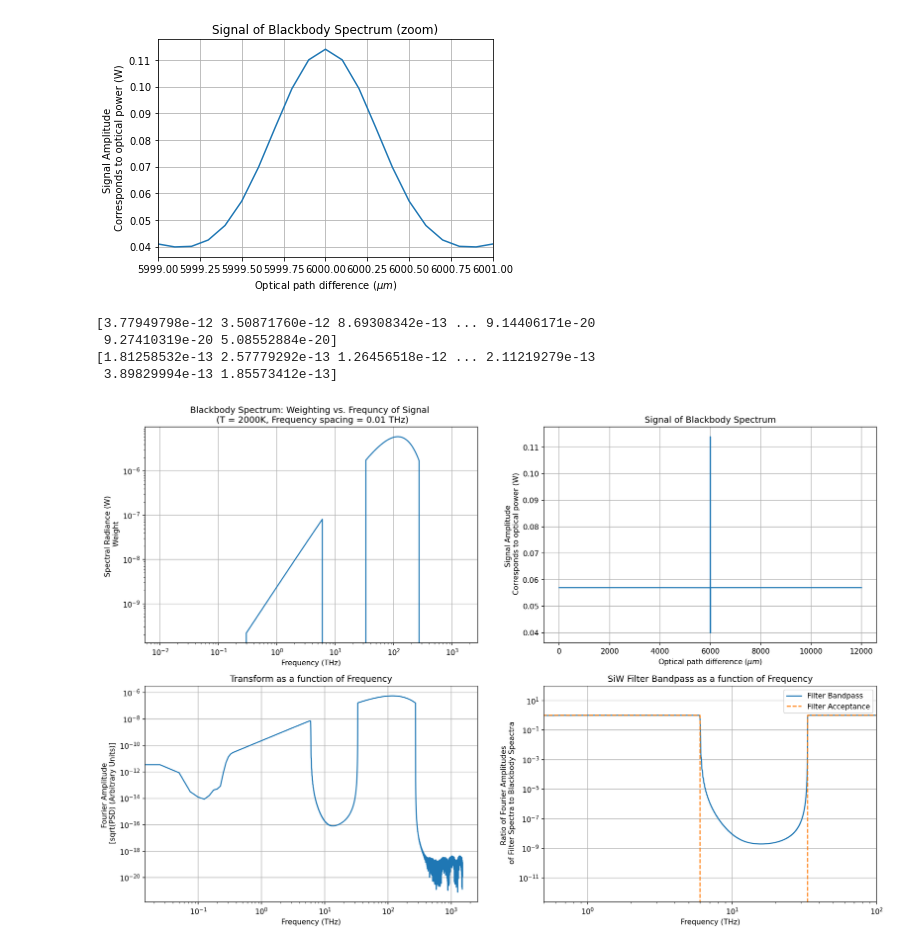
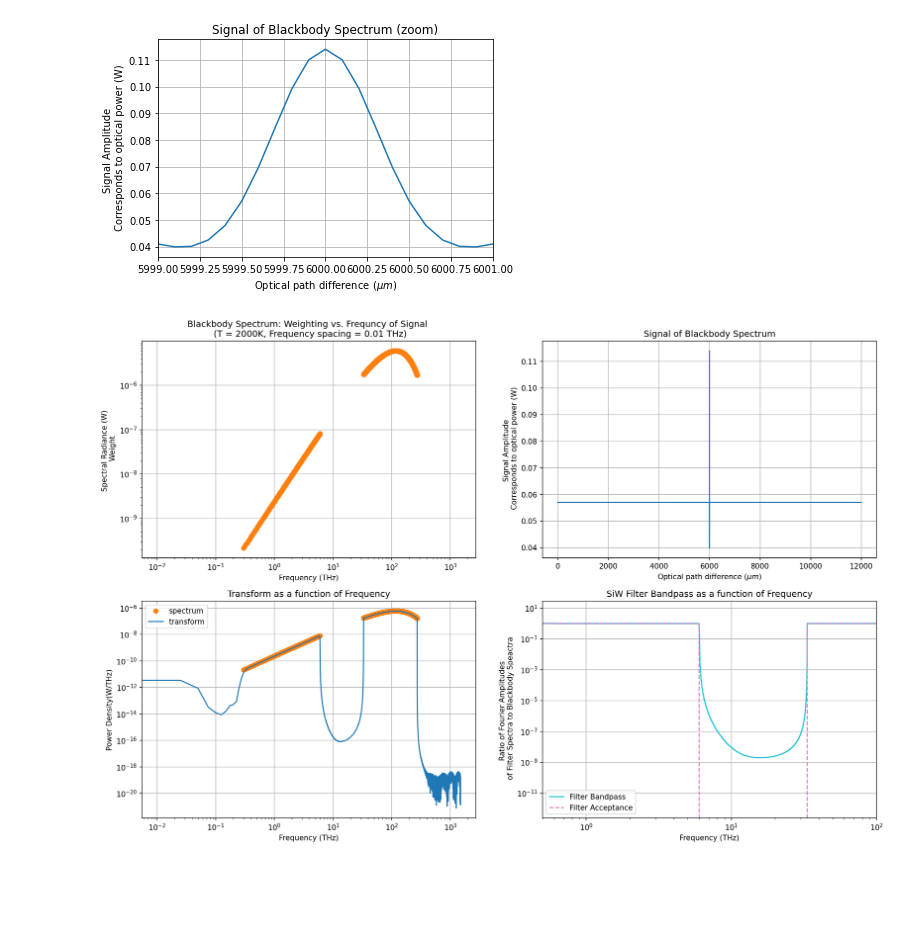
Before and after one commit to nkurinsky/THz-FTS, a Jupyter notebook: python/Notebooks/BBspectrum_FTS_(arbitrary_FrequencyList).ipynb, the cells around one changed output. Cells and saved outputs as stored; diff of their text form; code cells hidden in the pictures; blank space fills up the shorter version.

```diff
--- a/python/Notebooks/BBspectrum_FTS_(arbitrary_FrequencyList).ipynb
+++ b/python/Notebooks/BBspectrum_FTS_(arbitrary_FrequencyList).ipynb
@@ -114,20 +113,19 @@ x, y_filter, weights, filter_val = blackbody_input_function(lambda_or_nu, freque
 
 fig = plt.figure(figsize=(18, 12), dpi=150)
 plt.subplot(2, 2, 1)
-plt.plot(frequencies, weights)
+plt.plot(frequencies, weights,  'o', color='C1')
 
 plt.subplot(2, 2, 2)
 plt.plot(x,y)
 
 plt.subplot(2, 2, 3)
 frequency, spectrum = psd_frequency(y_filter, 'parzen')
-plt.semilogy(frequency, spectrum)
+plt.semilogy(frequencies, weights/df*1e9, 'o', label = 'spectrum', color='C1')
+plt.semilogy(frequency, spectrum, label='transform', color='C0')
 
 plt.subplot(2, 2, 4)
-plt.semilogy(frequency, spectrum/spectrum_nofilter, label = "Filter Bandpass")
-plt.semilogy(frequencies, filter_val, '--', label = 'Filter Acceptance')
-print(spectrum)
-print(spectrum_nofilter)
+plt.semilogy(frequency, spectrum/spectrum_nofilter, label = "Filter Bandpass", color='C9')
+plt.semilogy(frequencies, filter_val, '--', label = 'Filter Acceptance', color='C6')
 
 #plot details for blackbody spectrum plot
 plt.subplot(2, 2, 1)
@@ -137,39 +135,36 @@ plt.xscale('log')
 title = "Blackbody Spectrum: Weighting vs. Frequncy of Signal \n (T = " + str(Temp) + "K, Frequency spacing = "+ str(round(frequency_slice_size,2)) + " THz)"
 plt.title(title)
 plt.xlabel("Frequency (THz)")
 plt.ylabel("Spectral Radiance (W) \n Weight")
 
 #plot details for signal plot
 plt.subplot(2, 2, 2)
 plt.grid(True)
 plt.title("Signal of Blackbody Spectrum")
 plt.xlabel("Optical path difference ($\mu m$)")
 plt.ylabel("Signal Amplitude \n Corresponds to optical power (W)")
 
 #plot details for fourier transform plot in terms of frequency rather than wavenumber
 plt.subplot(2, 2, 3)
 plt.title("Transform as a function of Frequency")
 plt.xscale('log')
+plt.legend()
 plt.grid(True)
 plt.xlabel('Frequency (THz)')
-plt.ylabel("Fourier Amplitude \n [sqrt(PSD) (Arbitrary Units)]")
+plt.ylabel("Power Density(W/THz)")
 
 #plot details for transfer function (which is power specctrum in frequency for filter/ blackbody~ like dividing out the noise)
 plt.subplot(2, 2, 4)
 plt.title("SiW Filter Bandpass as a function of Frequency")
 plt.xscale('log')
 plt.grid(True)
 plt.legend()
 plt.xlim(5e-1, 100)
 plt.xlabel('Frequency (THz)')
 plt.ylabel("Ratio of Fourier Amplitudes \n of Filter Spectra to Blackbody Speactra")
 plt.show()
 # %% [output]
-[3.77949798e-12 3.50871760e-12 8.69308342e-13 ... 9.14406171e-20
- 9.27410319e-20 5.08552884e-20]
-[1.81258532e-13 2.57779292e-13 1.26456518e-12 ... 2.11219279e-13
- 3.89829994e-13 1.85573412e-13]
-[figure, old version]
+[figure, new version]
 # %%
 fig = plt.figure(figsize=(6, 3), dpi=100)
 
```
Also changed, not shown: parts of 5 cells of this notebook.
